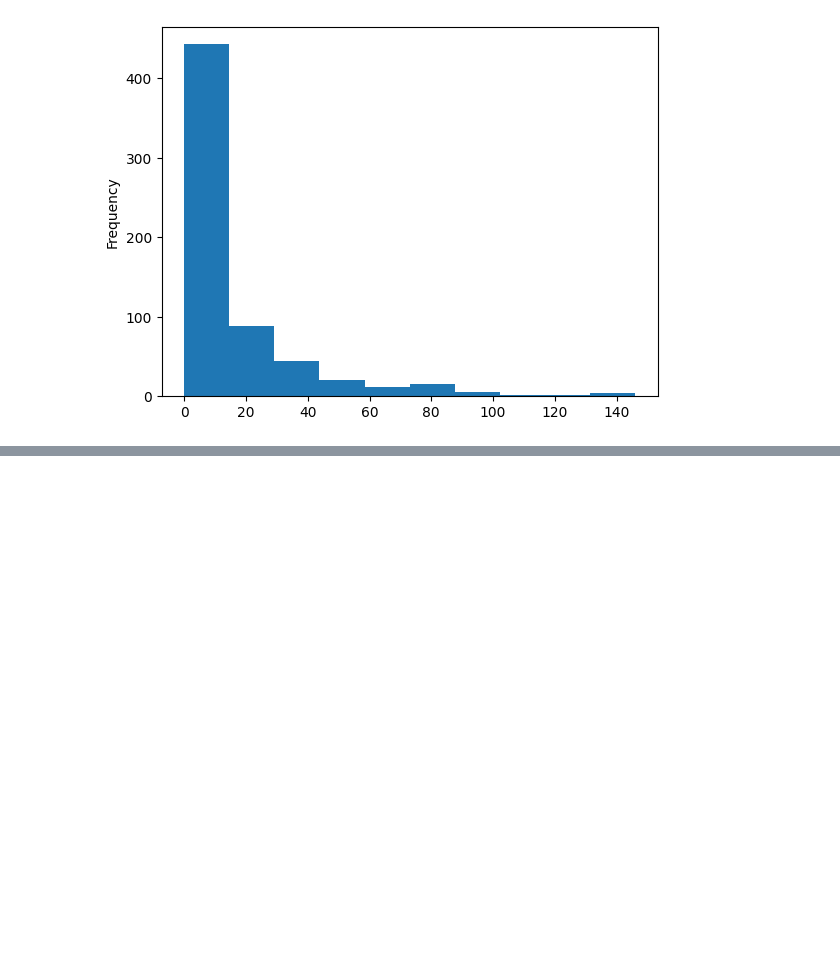
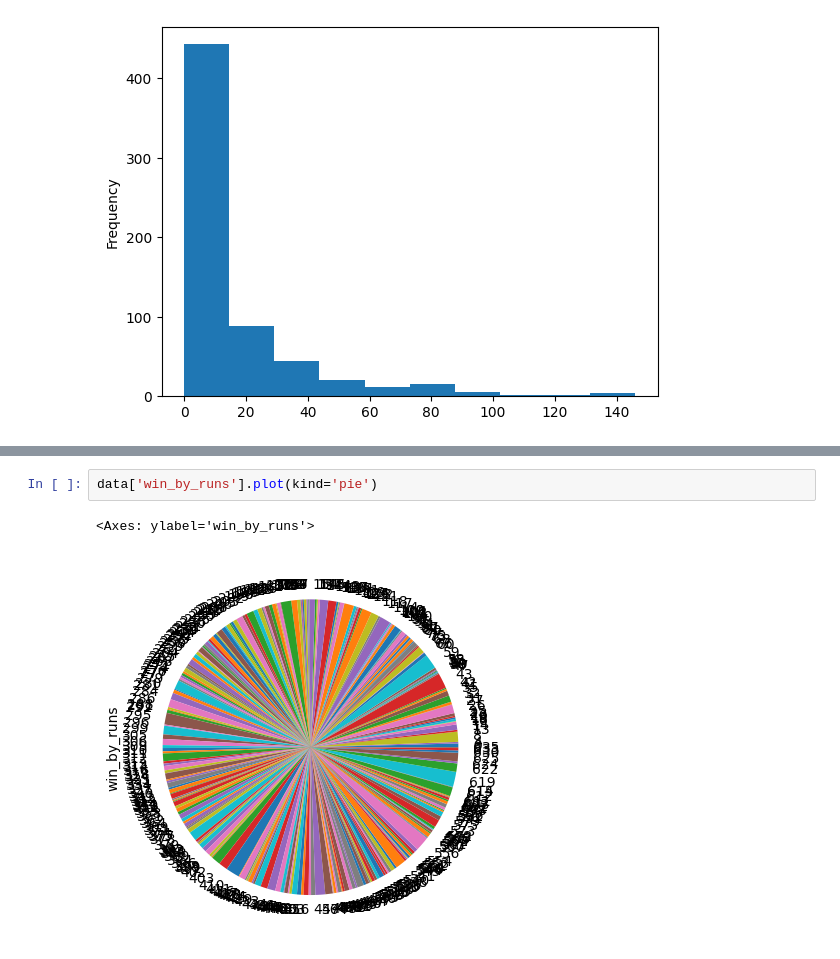
Before and after one commit to Somnath6Das/Numpy-Pandas-Python, a Jupyter notebook: O15_pandas_value_count_function.ipynb, the cells around one changed output, grey strips where cells are left out. Saved outputs shown, nothing was run; the diff lists cells and outputs as text; blank space fills up the shorter version.

```diff
--- a/O15_pandas_value_count_function.ipynb
+++ b/O15_pandas_value_count_function.ipynb
@@ -56,0 +81,5 @@ data['win_by_runs'].plot(kind='hist')
+# %%
+data['win_by_runs'].plot(kind='pie')
+# %% [output]
+<Axes: ylabel='win_by_runs'>
+[figure, added]
```
Also changed, not shown: parts of 2 cells of this notebook, 2 other files.
